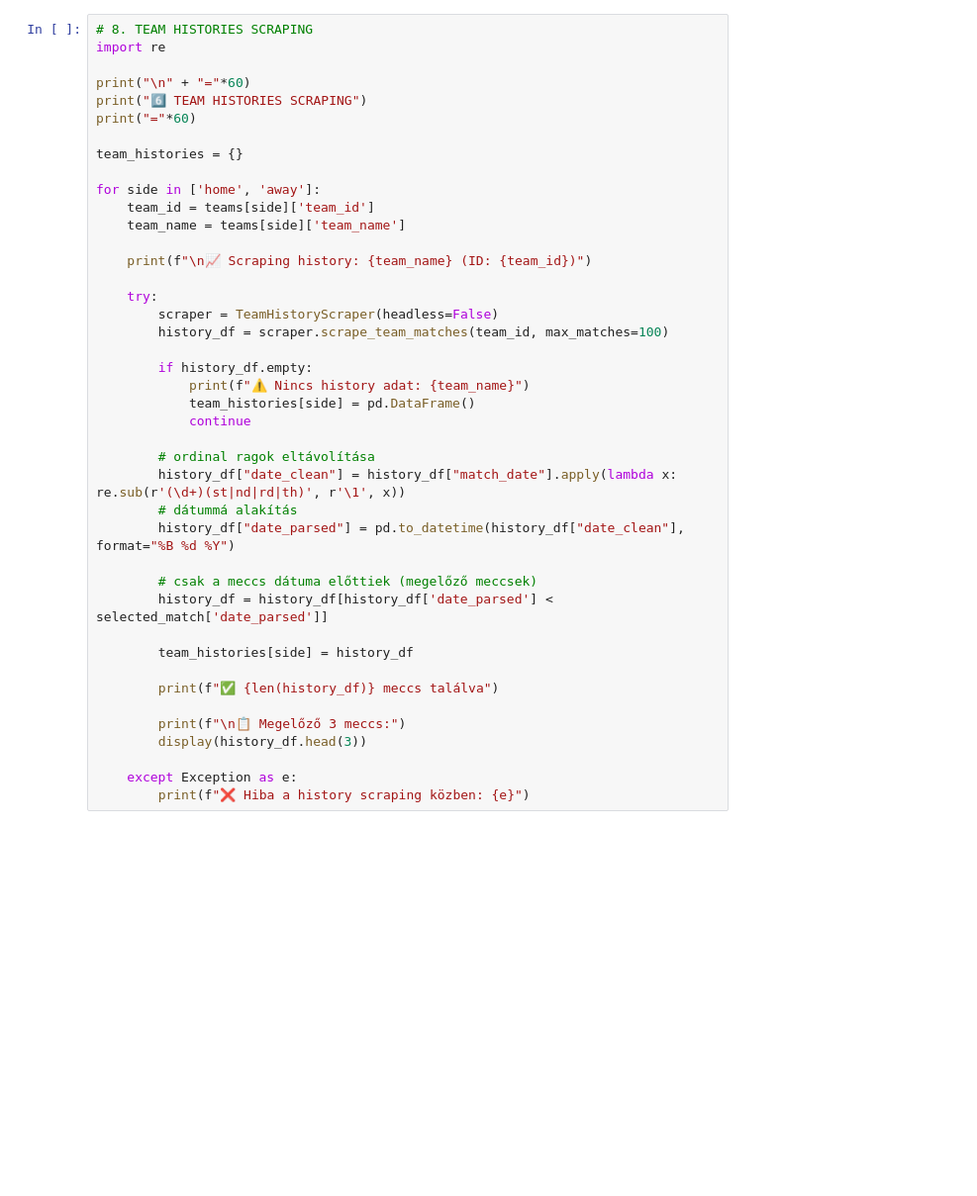
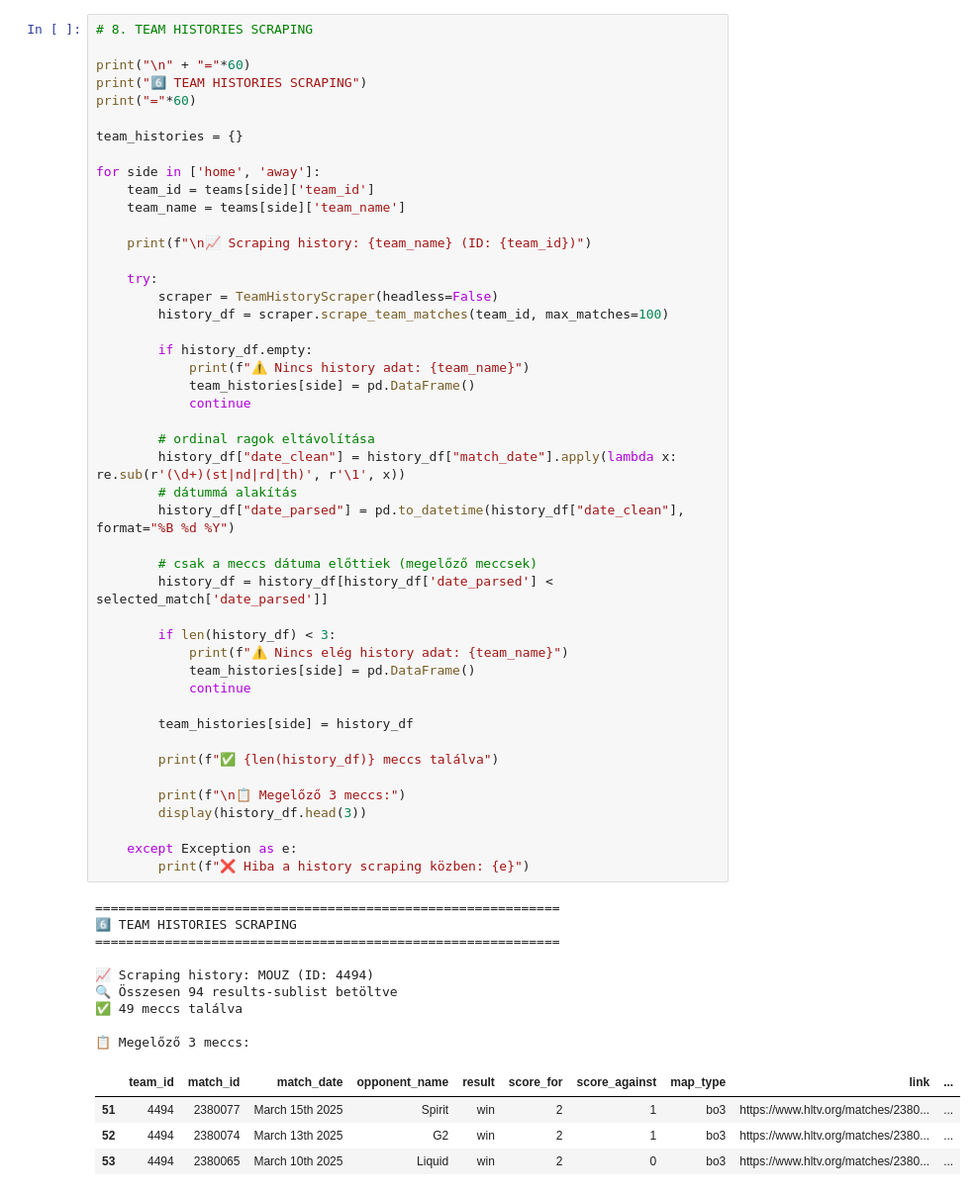
Before and after one commit to Admex666/TSDP, a Jupyter notebook: TipForge/esport/test.ipynb, the cells around one changed output. Shown: that part at 99% size. Saved outputs shown, nothing was run; the diff lists cells and outputs as text; blank space fills up the shorter version.

```diff
--- a/TipForge/esport/test.ipynb
+++ b/TipForge/esport/test.ipynb
@@ -197,6 +248,5 @@ print("✅ TeamHistoryScraper helper kész")
 # %%
 # 8. TEAM HISTORIES SCRAPING
-import re
 
 print("\n" + "="*60)
 print("6️⃣ TEAM HISTORIES SCRAPING")
@@ -209,30 +259,49 @@ for side in ['home', 'away']:
     team_name = teams[side]['team_name']
 
     print(f"\n📈 Scraping history: {team_name} (ID: {team_id})")
 
     try:
         scraper = TeamHistoryScraper(headless=False)
         history_df = scraper.scrape_team_matches(team_id, max_matches=100)
 
         if history_df.empty:
             print(f"⚠️ Nincs history adat: {team_name}")
             team_histories[side] = pd.DataFrame()
             continue
 
         # ordinal ragok eltávolítása
         history_df["date_clean"] = history_df["match_date"].apply(lambda x: re.sub(r'(\d+)(st|nd|rd|th)', r'\1', x))
         # dátummá alakítás
         history_df["date_parsed"] = pd.to_datetime(history_df["date_clean"], format="%B %d %Y")
 
         # csak a meccs dátuma előttiek (megelőző meccsek)
         history_df = history_df[history_df['date_parsed'] < selected_match['date_parsed']]
 
+        if len(history_df) < 3:
+            print(f"⚠️ Nincs elég history adat: {team_name}")
+            team_histories[side] = pd.DataFrame()
+            continue
+
         team_histories[side] = history_df
 
         print(f"✅ {len(history_df)} meccs találva")
 
         print(f"\n📋 Megelőző 3 meccs:")
         display(history_df.head(3))
 
     except Exception as e:
         print(f"❌ Hiba a history scraping közben: {e}")
+# %% [output]
+============================================================
+6️⃣ TEAM HISTORIES SCRAPING
+============================================================
+
+📈 Scraping history: MOUZ (ID: 4494)
+🔍 Összesen 94 results-sublist betöltve
+✅ 49 meccs találva
+
+📋 Megelőző 3 meccs:
+|  | team_id | match_id | match_date | opponent_name | result | score_for | score_against | map_type | link | ... |
+| 51 | 4494 | 2380077 | March 15th 2025 | Spirit | win | 2 | 1 | bo3 | https://www.hltv.org/matches/2380... | ... |
+| 52 | 4494 | 2380074 | March 13th 2025 | G2 | win | 2 | 1 | bo3 | https://www.hltv.org/matches/2380... | ... |
+| 53 | 4494 | 2380065 | March 10th 2025 | Liquid | win | 2 | 0 | bo3 | https://www.hltv.org/matches/2380... | ... |
```
Also changed, not shown: parts of 11 cells of this notebook, 1 other file.
